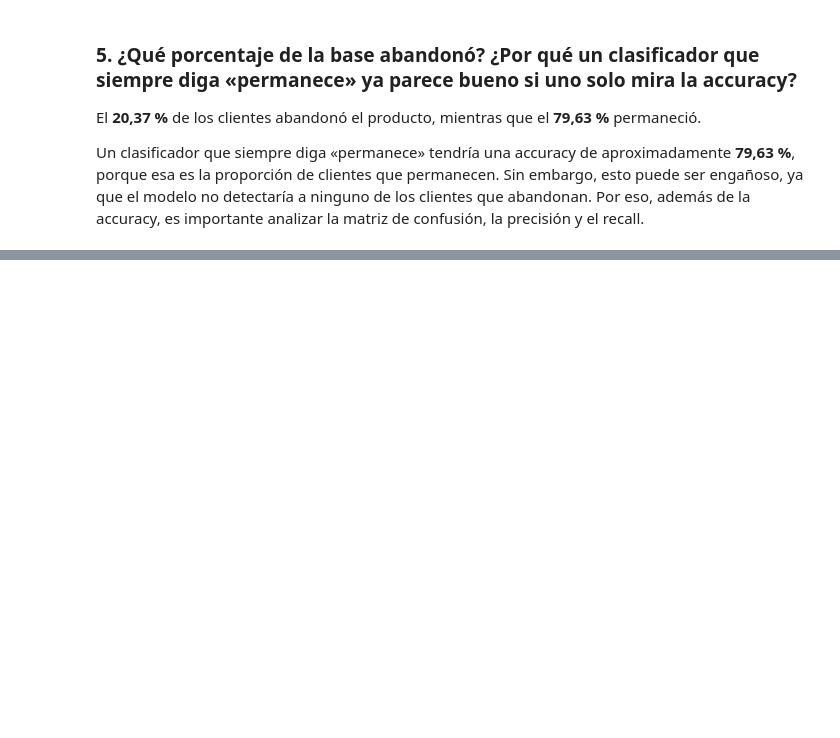
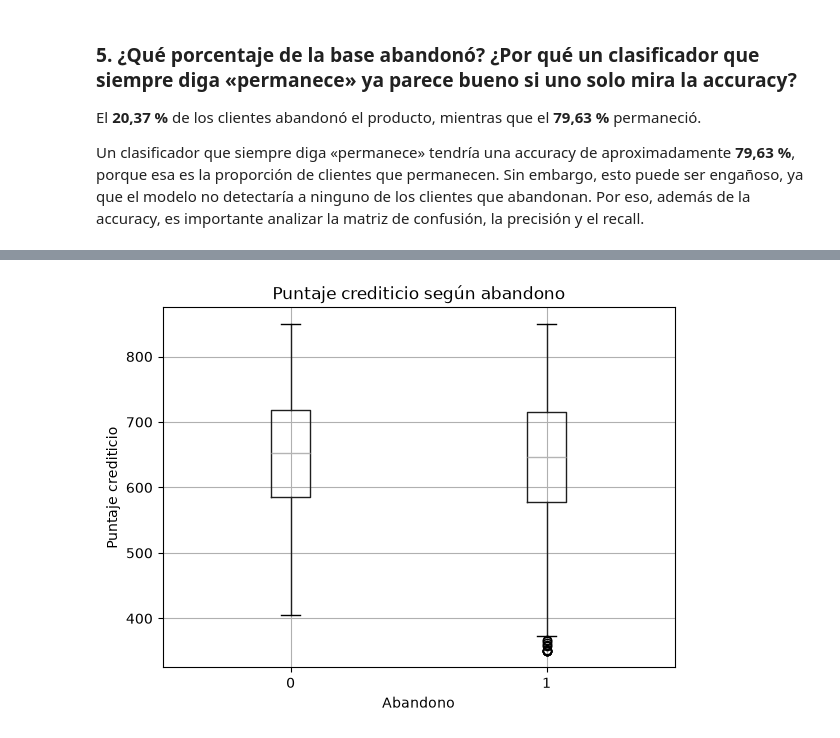
Before and after one commit to ladydayanarestrepoloaiza-ui/Taller_2_ML_Clase_9, a Jupyter notebook: Taller_Abandono_Producto_Financiero.ipynb, the cells around one changed output, grey strips where cells are left out. Saved outputs shown, nothing was run; the diff lists cells and outputs as text; code cells hidden in the pictures; blank space fills up the shorter version.

```diff
--- a/Taller_Abandono_Producto_Financiero.ipynb
+++ b/Taller_Abandono_Producto_Financiero.ipynb
@@ -260,0 +300,10 @@ Un clasificador que siempre diga «permanece» tendría una accuracy de aproxima
+# %%
+df.boxplot(column="puntaje_crediticio", by="abandono")
+
+plt.title("Puntaje crediticio según abandono")
+plt.suptitle("")
+plt.xlabel("Abandono")
+plt.ylabel("Puntaje crediticio")
+plt.show()
+# %% [output]
+[figure, added]
```
Also changed, not shown: parts of 10 cells of this notebook.
